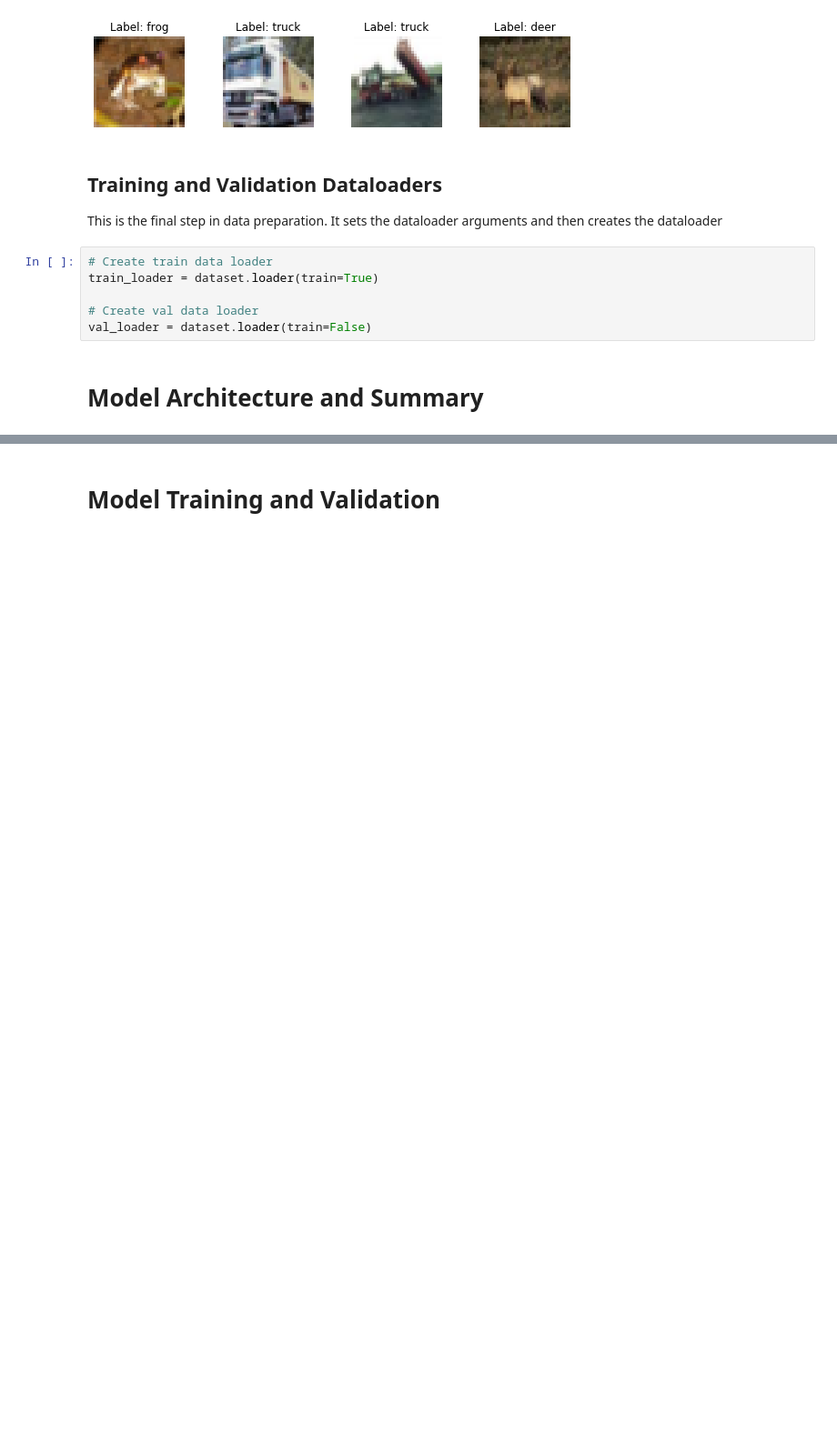
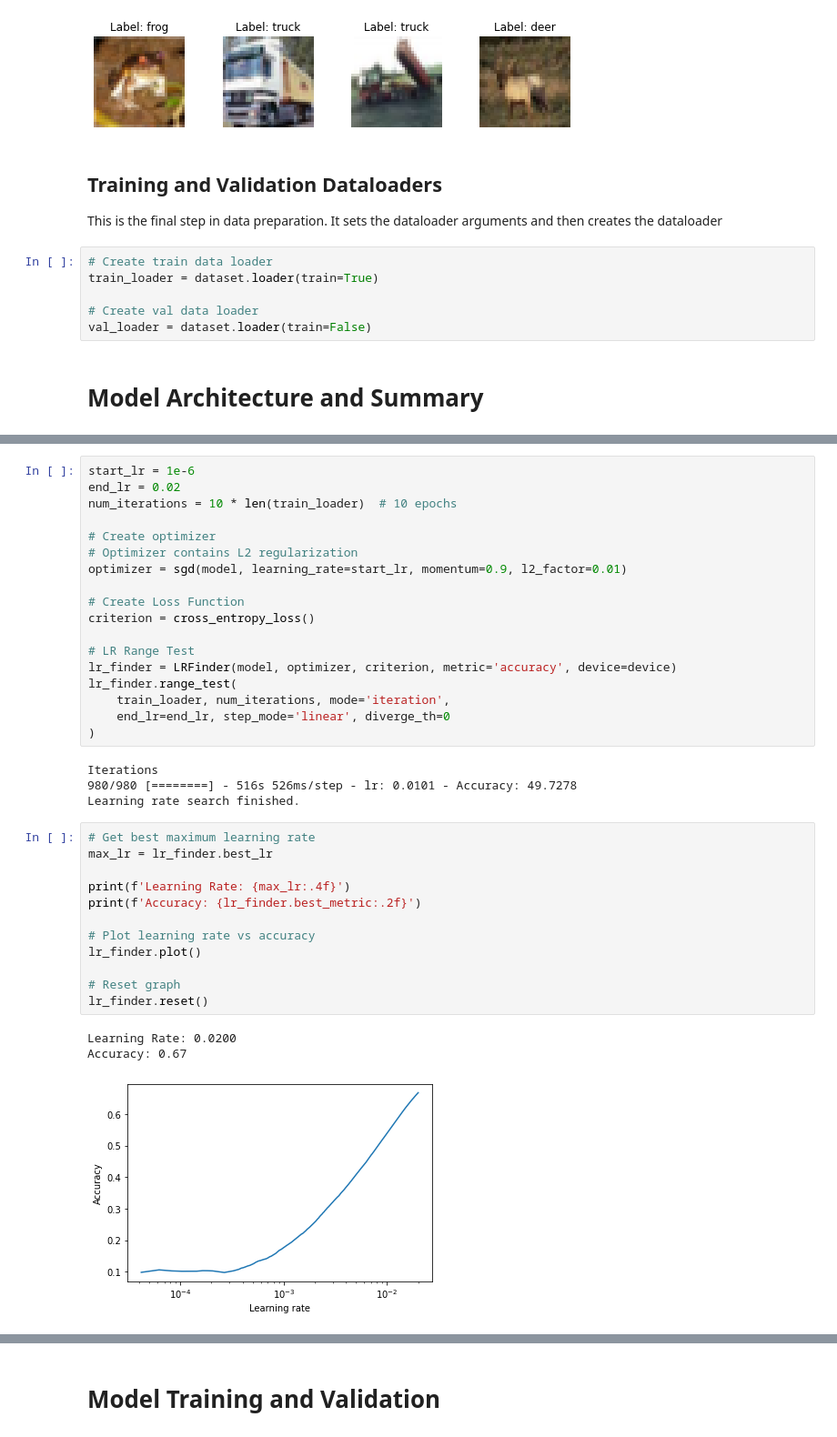
Before and after one commit to shan18/TensorNet, a Jupyter notebook: examples/tensornet_advanced.ipynb, the cells around one changed output, grey strips where cells are left out. Shown at 91% size. Drawn from its saved outputs; the diff is of its cells as text; blank space fills up the shorter version.

```diff
--- a/examples/tensornet_advanced.ipynb
+++ b/examples/tensornet_advanced.ipynb
@@ -134,0 +107,38 @@ Estimated Total Size (MB): 53.89
+# %%
+start_lr = 1e-6
+end_lr = 0.02
+num_iterations = 10 * len(train_loader)  # 10 epochs
+
+# Create optimizer
+# Optimizer contains L2 regularization
+optimizer = sgd(model, learning_rate=start_lr, momentum=0.9, l2_factor=0.01)
+
+# Create Loss Function
+criterion = cross_entropy_loss()
+
+# LR Range Test
+lr_finder = LRFinder(model, optimizer, criterion, metric='accuracy', device=device)
+lr_finder.range_test(
+    train_loader, num_iterations, mode='iteration',
+    end_lr=end_lr, step_mode='linear', diverge_th=0
+)
+# %% [output]
+Iterations
+980/980 [========] - 516s 526ms/step - lr: 0.0101 - Accuracy: 49.7278
+Learning rate search finished.
+# %%
+# Get best maximum learning rate
+max_lr = lr_finder.best_lr
+
+print(f'Learning Rate: {max_lr:.4f}')
+print(f'Accuracy: {lr_finder.best_metric:.2f}')
+
+# Plot learning rate vs accuracy
+lr_finder.plot()
+
+# Reset graph
+lr_finder.reset()
+# %% [output]
+Learning Rate: 0.0200
+Accuracy: 0.67
+[figure, added]
```
Also changed, not shown: parts of 21 cells of this notebook, 2 other files.
